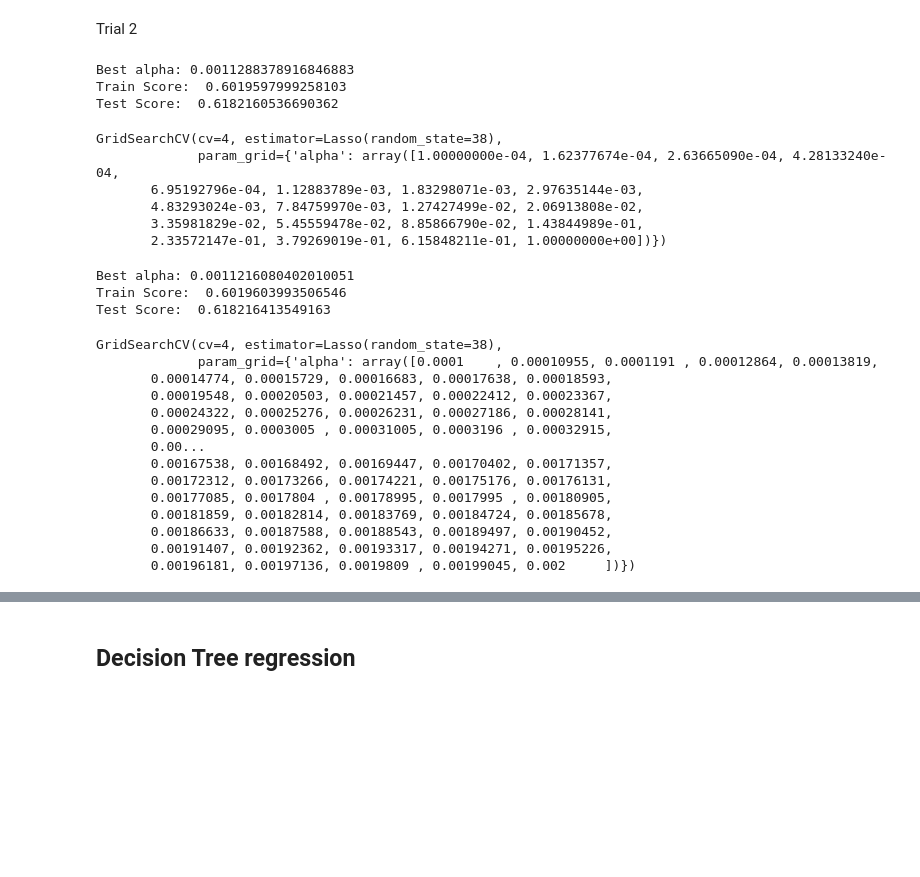
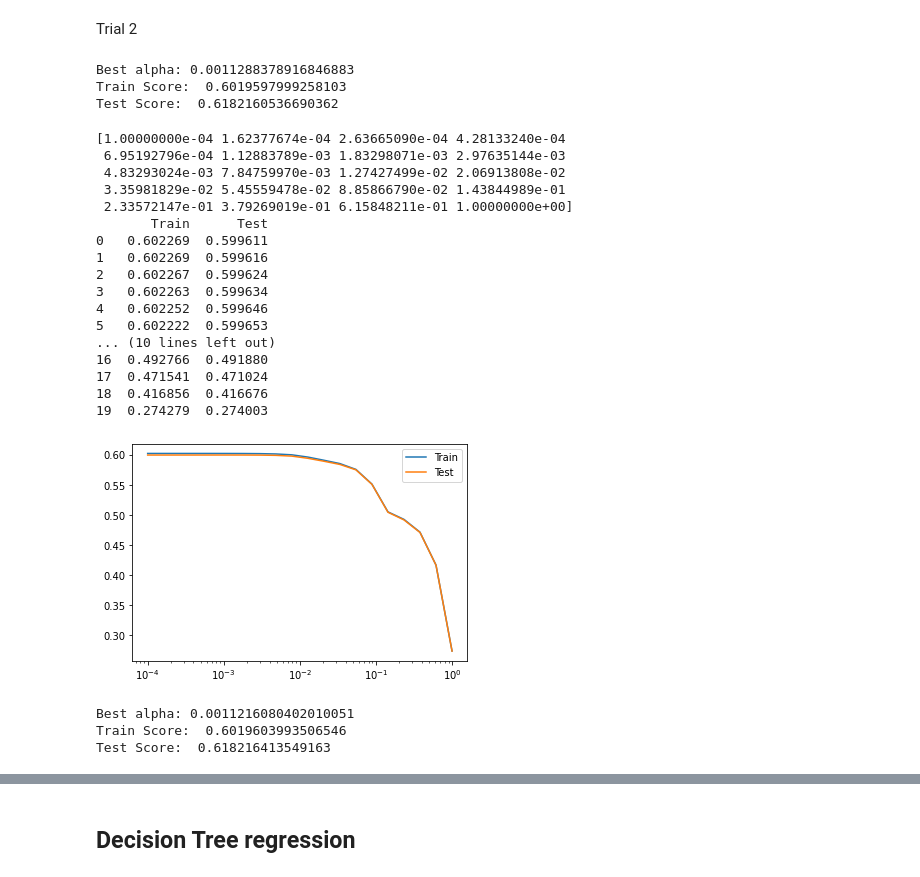
Before and after one commit to jasonmrimer/cse590-machine-learning, a Jupyter notebook: midterm/problem 3 regression.ipynb, the cells around one changed output, grey strips where cells are left out. Cells and saved outputs as stored; diff of their text form; code cells hidden in the pictures; blank space fills up the shorter version.

```diff
--- a/midterm/problem 3 regression.ipynb
+++ b/midterm/problem 3 regression.ipynb
@@ -111,35 +136,36 @@ GridSearchCV(cv=4, estimator=Lasso(random_state=38),
 Trial 2
 # %%
 alphas = np.logspace(-4, 0, 20)
-grid_search_lasso(alphas)
+grid_search_lasso_t2 = grid_search_lasso(alphas)
 # %% [output]
 Best alpha: 0.0011288378916846883
 Train Score:  0.6019597999258103
 Test Score:  0.6182160536690362
-GridSearchCV(cv=4, estimator=Lasso(random_state=38),
-             param_grid={'alpha': array([1.00000000e-04, 1.62377674e-04, 2.63665090e-04, 4.28133240e-04,
-       6.95192796e-04, 1.12883789e-03, 1.83298071e-03, 2.97635144e-03,
-       4.83293024e-03, 7.84759970e-03, 1.27427499e-02, 2.06913808e-02,
-       3.35981829e-02, 5.45559478e-02, 8.85866790e-02, 1.43844989e-01,
-       2.33572147e-01, 3.79269019e-01, 6.15848211e-01, 1.00000000e+00])})
+# %%
+graph_grid_results_lasso(grid_search_lasso_t2, 'log')
+# %% [output]
+[1.00000000e-04 1.62377674e-04 2.63665090e-04 4.28133240e-04
+ 6.95192796e-04 1.12883789e-03 1.83298071e-03 2.97635144e-03
+ 4.83293024e-03 7.84759970e-03 1.27427499e-02 2.06913808e-02
+ 3.35981829e-02 5.45559478e-02 8.85866790e-02 1.43844989e-01
+ 2.33572147e-01 3.79269019e-01 6.15848211e-01 1.00000000e+00]
+       Train      Test
+0   0.602269  0.599611
+1   0.602269  0.599616
+2   0.602267  0.599624
+3   0.602263  0.599634
+4   0.602252  0.599646
+5   0.602222  0.599653
+... (10 lines left out)
+16  0.492766  0.491880
+17  0.471541  0.471024
+18  0.416856  0.416676
+19  0.274279  0.274003
+[figure, added]
 # %%
 alphas = np.linspace(0.0001, 0.002, 200)
-grid_search_lasso(alphas)
+grid_search_lasso_t3 = grid_search_lasso(alphas)
 # %% [output]
 Best alpha: 0.0011216080402010051
 Train Score:  0.6019603993506546
 Test Score:  0.618216413549163
-GridSearchCV(cv=4, estimator=Lasso(random_state=38),
-             param_grid={'alpha': array([0.0001    , 0.00010955, 0.0001191 , 0.00012864, 0.00013819,
-       0.00014774, 0.00015729, 0.00016683, 0.00017638, 0.00018593,
-       0.00019548, 0.00020503, 0.00021457, 0.00022412, 0.00023367,
-       0.00024322, 0.00025276, 0.00026231, 0.00027186, 0.00028141,
-       0.00029095, 0.0003005 , 0.00031005, 0.0003196 , 0.00032915,
-       0.00...
-       0.00167538, 0.00168492, 0.00169447, 0.00170402, 0.00171357,
-       0.00172312, 0.00173266, 0.00174221, 0.00175176, 0.00176131,
-       0.00177085, 0.0017804 , 0.00178995, 0.0017995 , 0.00180905,
-       0.00181859, 0.00182814, 0.00183769, 0.00184724, 0.00185678,
-       0.00186633, 0.00187588, 0.00188543, 0.00189497, 0.00190452,
-       0.00191407, 0.00192362, 0.00193317, 0.00194271, 0.00195226,
-       0.00196181, 0.00197136, 0.0019809 , 0.00199045, 0.002     ])})
```
Also changed, not shown: parts of 25 cells of this notebook.
